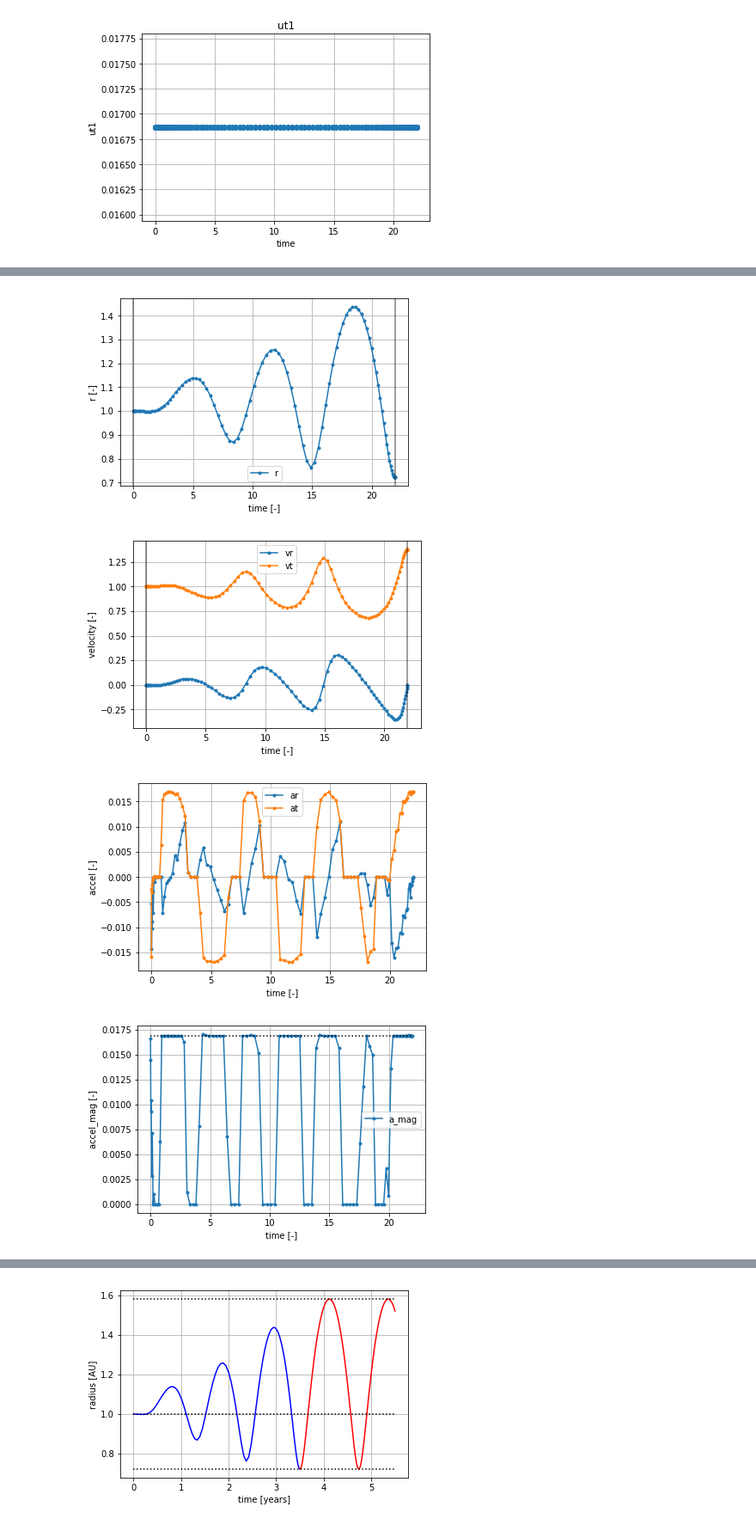
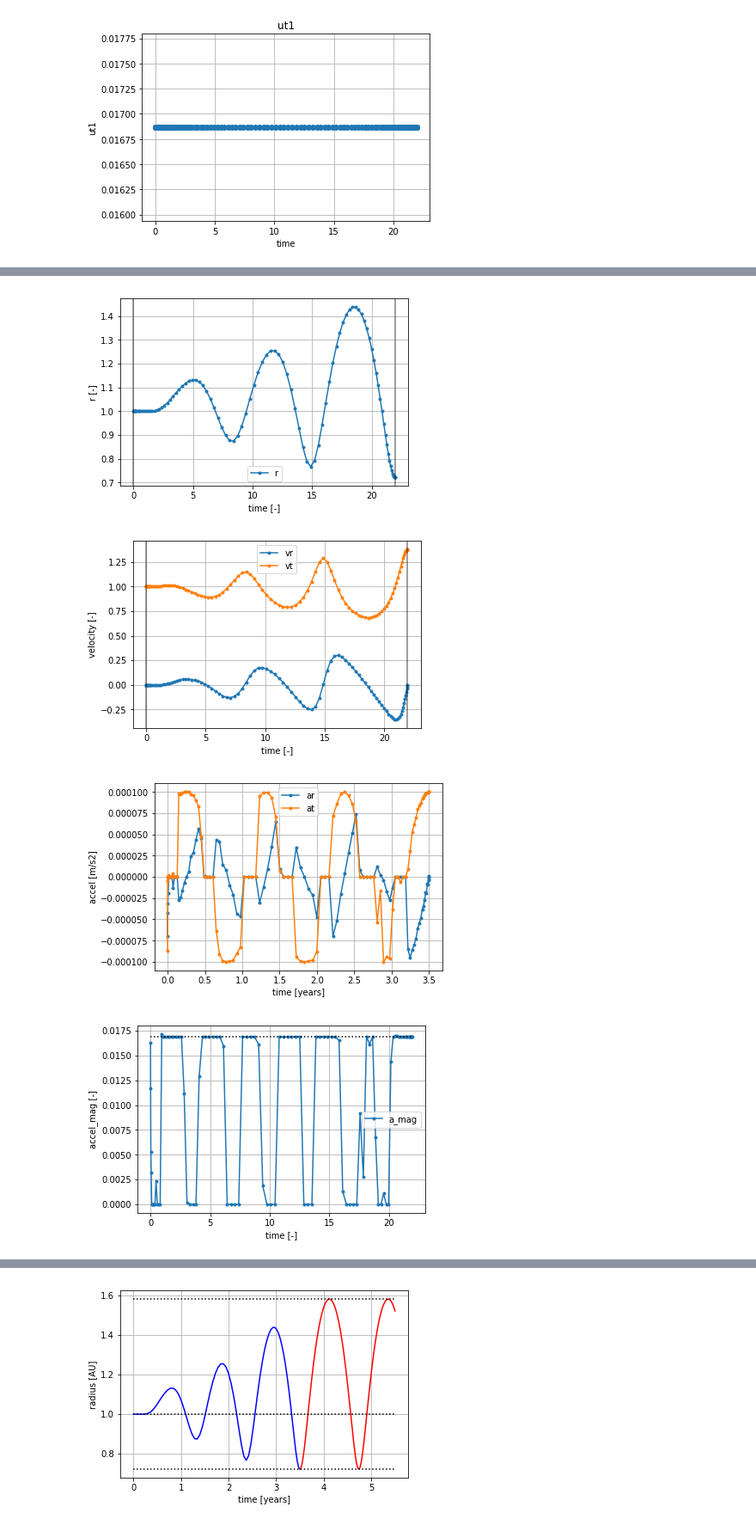
Before and after one commit to iamxanadu/GMAT-SaturnIcyMoonExplorer, a Jupyter notebook: First_venus_descent_solver.ipynb, the cells around one changed output, grey strips where cells are left out. Shown: that part at 86% size. Saved outputs shown, nothing was run; the diff lists cells and outputs as text; code cells hidden in the pictures.

```diff
--- a/First_venus_descent_solver.ipynb
+++ b/First_venus_descent_solver.ipynb
@@ -121,7 +121,7 @@ def inequality(prob, obj):
     result.lower_bound(vt[-1],obj.vtf) #requries minimum final tangential speed, no upper bound set.
 
     # upper bounds
-    result.upper_bound(r, 1.5*max(obj.r0,obj.rf))
+    result.upper_bound(r, 3*max(obj.r0,obj.rf))
     result.upper_bound(np.sqrt(np.square(ur1-ur2) + np.square(ut1-ut2)), obj.u_max)
     #result.upper_bound(ut1, obj.u_max)
     #result.upper_bound(ur2, obj.u_max)
@@ -152,9 +152,9 @@ def running_cost(prob, obj):
         print((ur1+ur2+ut1+ut2).size)
         print(netaccel.size)
 
+    time_weight = 1/20
 
-
-    return netaccel
+    return time_weight + netaccel
 # %%
 
 # ========================
@@ -293,11 +293,11 @@ plt.legend(loc="best")
 if(flag_savefig): plt.savefig(savefig_dir + "velocity" + ".png")
 
 plt.figure()
-plt.plot(time, (ur1 - ur2), marker=".", label="ar")
-plt.plot(time, (ut1 - ut2), marker=".", label="at")
+plt.plot(time*obj.tref/year, (ur1 - ur2)*obj.aref, marker=".", label="ar")
+plt.plot(time*obj.tref/year, (ut1 - ut2)*obj.aref, marker=".", label="at")
 plt.grid()
-plt.xlabel("time [-]")
-plt.ylabel("accel [-]")
+plt.xlabel("time [years]")
+plt.ylabel("accel [m/s2]")
 # plt.ylim([-0.02, 0.6])
 plt.legend(loc="best")
 
@@ -330,33 +330,36 @@ plt.legend(loc="best")
 if(flag_savefig): plt.savefig(savefig_dir + "thrust" + ".png")
 
 
 from scipy import integrate
 from scipy import interpolate
 
 theta = integrate.cumtrapz(vt / r, time, initial=0)
 theta_f = interpolate.interp1d(time, theta)
 r_f = interpolate.interp1d(time, r)
 time_fine = np.linspace(time[0], time[-1], 1000)
 r_fine = r_f(time_fine)
 theta_fine = theta_f(time_fine)
 
 fig = plt.figure()
 # plt.plot(r*np.cos(theta), r*np.sin(theta))
 plt.plot(r_fine*np.cos(theta_fine), r_fine*np.sin(theta_fine))
 ax = fig.add_subplot(111)
 circle0 = plt.Circle((0.0, 0.0), obj.r0, ls="--", fill=False, fc='none')
 circlef = plt.Circle((0.0, 0.0), obj.rf, ls="--", fill=False, fc='none')
 ax.add_patch(circle0)
 ax.add_patch(circlef)
 plt.grid()
 plt.axis('equal')
-plt.ylim((-1.3*max(obj.r0,obj.rf),1.3*max(obj.r0,obj.rf)))
+plt.ylim((-1.5*max(obj.r0,obj.rf),1.5*max(obj.r0,obj.rf)))
+plt.xlim((-1.5*max(obj.r0,obj.rf),1.5*max(obj.r0,obj.rf)))
+plt.xlabel('x (AU)')
+plt.ylabel('y (AU)')
 if(flag_savefig): plt.savefig(savefig_dir + "trajectry" + ".png")
 
 
 plt.show()
 # %% [output]
 [figure]
 [figure]
-[figure, old version]
+[figure, new version]
-[figure, old version]
+[figure, new version]
```
Also changed, not shown: parts of 4 cells of this notebook, 2 other files.
